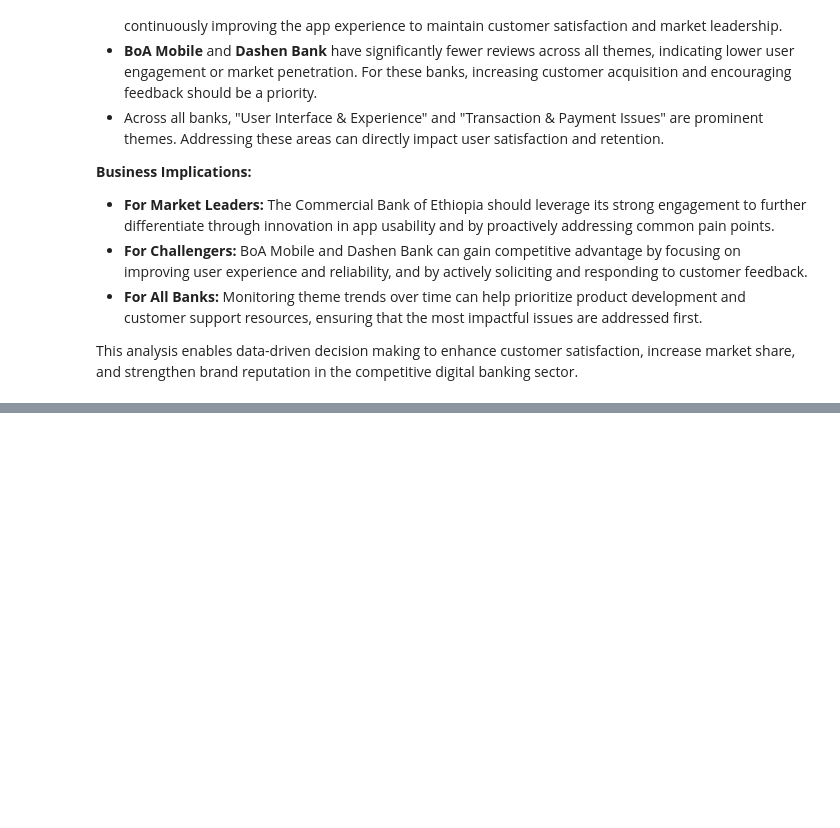
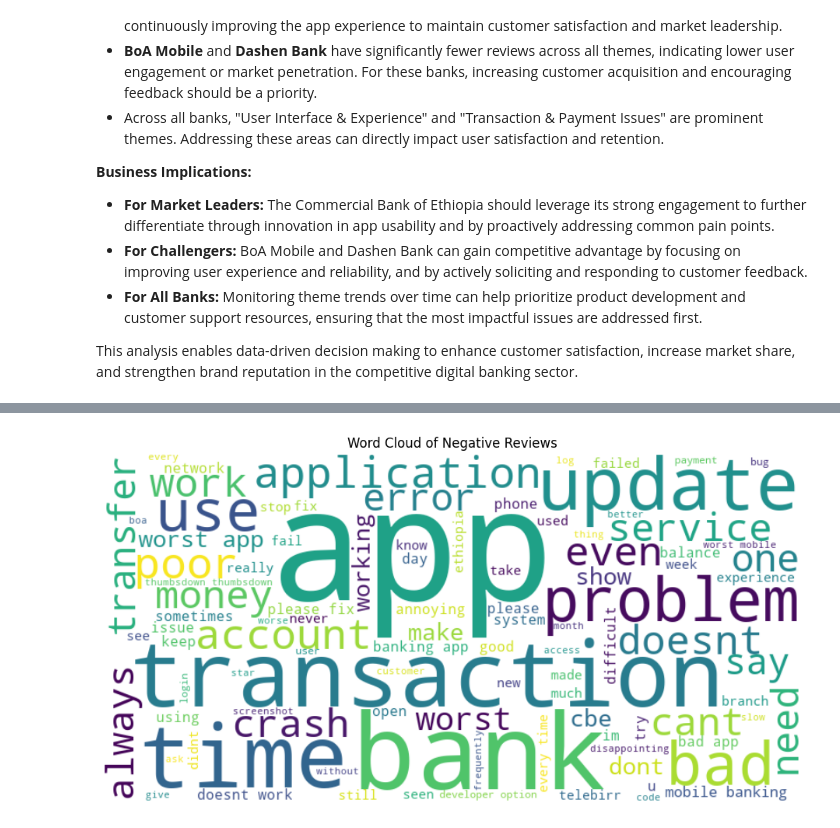
Before and after one commit to Jonepeter/fintech-customer-experience-analytics, a Jupyter notebook: notebooks/analysis.ipynb, the cells around one changed output, grey strips where cells are left out. Drawn from its saved outputs; the diff is of its cells as text; code cells hidden in the pictures; blank space fills up the shorter version.

```diff
--- a/notebooks/analysis.ipynb
+++ b/notebooks/analysis.ipynb
@@ -113,0 +124,10 @@ This analysis enables data-driven decision making to enhance customer satisfacti
+# %%
+# Create a word cloud for positive words
+# Filter for positive reviews
+negative_reviews = final_review_data[final_review_data['sentiment_veder_label'] == 'NEGATIVE']
+negative_text = ' '.join(negative_reviews['preprocessed_review'].astype(str))
+
+# Create and display word cloud for positive reviews
+task4_analysis.create_wordcloud(negative_text, 'Word Cloud of Negative Reviews')
+# %% [output]
+[figure, added]
```
Also changed, not shown: parts of 5 cells of this notebook.
